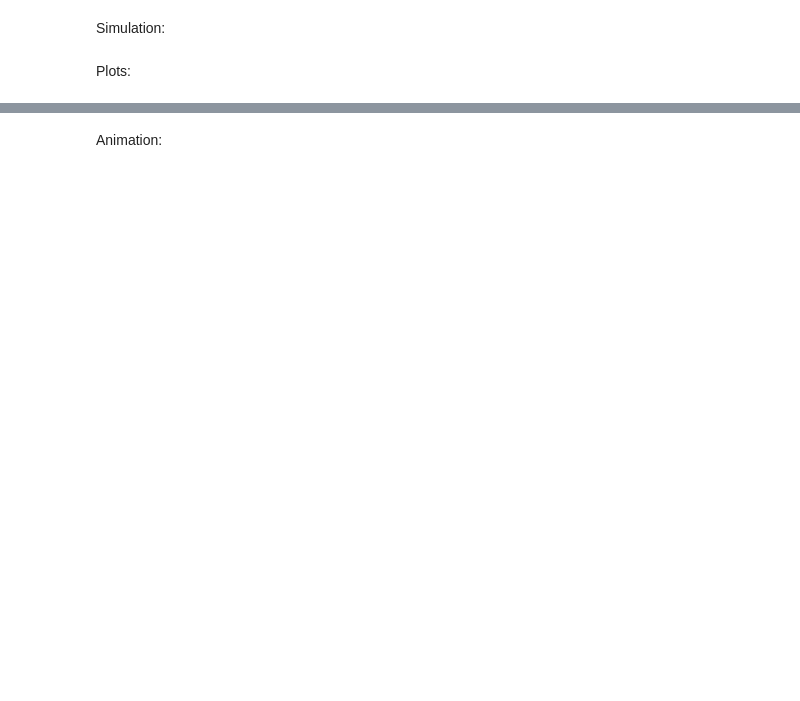
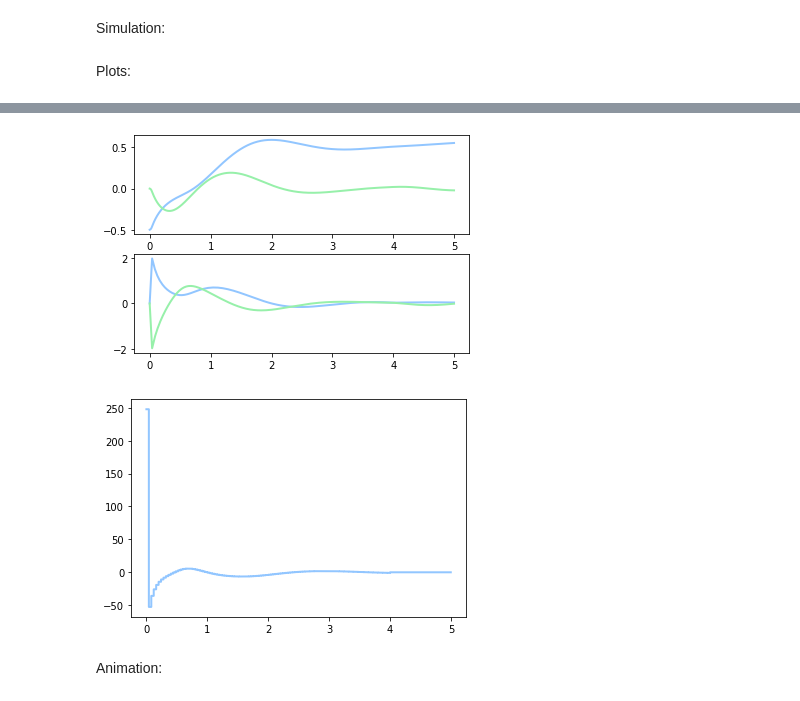
Before and after one commit to martiabr/crane-optimization, a Jupyter notebook: crane-optimization.ipynb, the cells around one changed output, grey strips where cells are left out. Drawn from its saved outputs; the diff is of its cells as text; code cells hidden in the pictures; blank space fills up the shorter version.

```diff
--- a/crane-optimization.ipynb
+++ b/crane-optimization.ipynb
@@ -29,11 +30,9 @@ r_dot = cs.SX.sym('r_dot')
 theta_dot = cs.SX.sym('theta_dot')
 x = cs.vertcat(r, theta, r_dot, theta_dot)
 
-F = cs.SX.sym('F')
-tau = cs.SX.sym('tau')
-u = cs.vertcat(F, tau)
+u = cs.SX.sym('F')
 
-m_1 = 1.0  # mass of cart
+m_1 = 5.0  # mass of cart
 m_2 = 1.0  # mass of pendulum
 l = 1.0    # length of pendulum
 g = 9.81   # gravity
@@ -49,7 +48,7 @@ h = cs.SX(2,1)
 h[0,0] = -m_2 * l * theta_dot**2 * cs.sin(theta)
 h[1,0] = m_2 * l * g * cs.sin(theta)
 
-x_dot = cs.vertcat(x[2:], cs.mtimes(M_inv, (u - h)))
+x_dot = cs.vertcat(x[2:], cs.mtimes(M_inv, (cs.vertcat(u, 0) - h)))
 f = cs.Function('f', [x, u], [x_dot])
 # %% [markdown]
 Explain discretization briefly? RK4
@@ -61,11 +60,9 @@ def integrate_RK4(x_k, u_k, f, dt):
     k4 = f(x_k + dt * k3, u_k)
     return x_k + (dt / 6.0) * (k1 + 2 * k2 + 2 * k3 + k4)
 
-N = 1000
-dt = 0.01
-T = N * dt
-x_0 = np.array([0.0, 0.4, 0.0, 0.0])
-r_0 = 1.0
+dt = 0.04
+x_0 = np.array([-0.5, 0.0, 0.0, 0.0])
+r_0 = 0.5
 
 f_d = cs.Function('f', [x, u], [integrate_RK4(x, u, f, dt)])
 # %% [markdown]
@@ -135,23 +142,27 @@ Need to show problem we are formulating and explain NLPs briefly
 # %% [markdown]
 Simulation:
 # %%
-x_sim = np.zeros((N+1,4))
-u_sim = np.zeros((N,2))
+N_sim = 1000
+dt_sim = 0.005
+k_u = int(dt/dt_sim)
+x_sim = np.zeros((N_sim+1,4))
 x_sim[0,:] = x_0
-for k in range(N):
-    x_sim[k+1,:] = np.array(f_d(x_sim[k], u_sim[k])).squeeze()
+u_sim = np.zeros(N_sim)
+for k in range(N_sim):
+    if k < k_u * N: u_sim[k] = u_sol[int(k/k_u)]
+    x_sim[k+1] = np.array(integrate_RK4(x_sim[k], u_sim[k], f, dt_sim)).squeeze()
 # %% [markdown]
 Plots:
 # %%
-t = np.array([dt*i for i in range(N)])
+t = np.array([dt_sim*i for i in range(N_sim)])
 
-fig, axs = plt.subplots(2)
+fig, ax = plt.subplots(2)
 
-axs[0].plot(t, x_sim[:N,0])
-axs[0].plot(t, x_sim[:N,1])
+ax[0].plot(t, x_sim[:N_sim,0])
+ax[0].plot(t, x_sim[:N_sim,1])
 
-axs[1].plot(t, x_sim[:N,2])
-axs[1].plot(t, x_sim[:N,3])
+ax[1].plot(t, x_sim[:N_sim,2])
+ax[1].plot(t, x_sim[:N_sim,3])
 
 plt.figure()
 plt.step(t, u_sim, where='post')
@@ -165,3 +172,5 @@ plt.show()
+[figure, added]
+[figure, added]
 # %% [markdown]
 Animation:
 # %%
```
Also changed, not shown: parts of 4 cells of this notebook, 1 other file.
